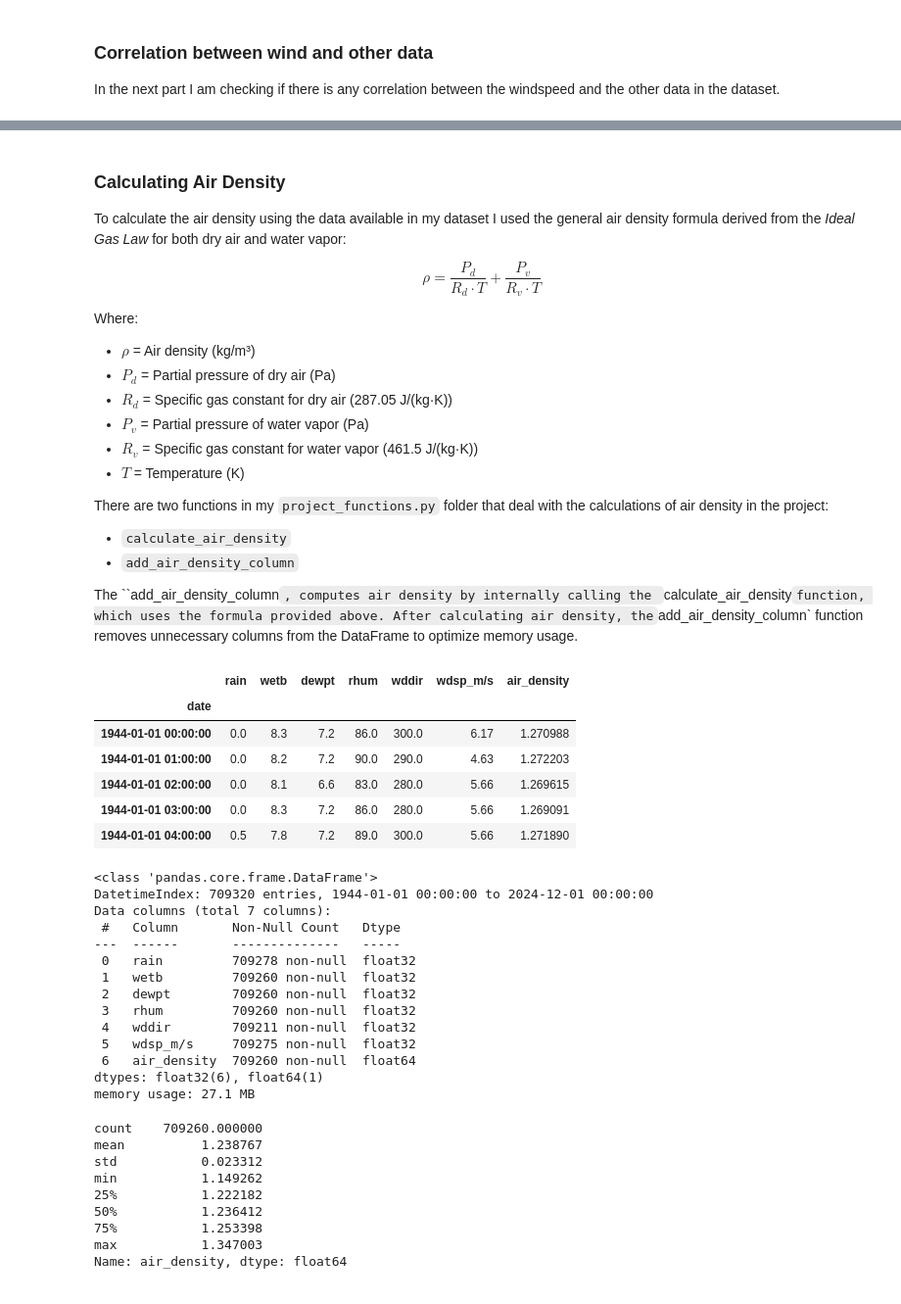
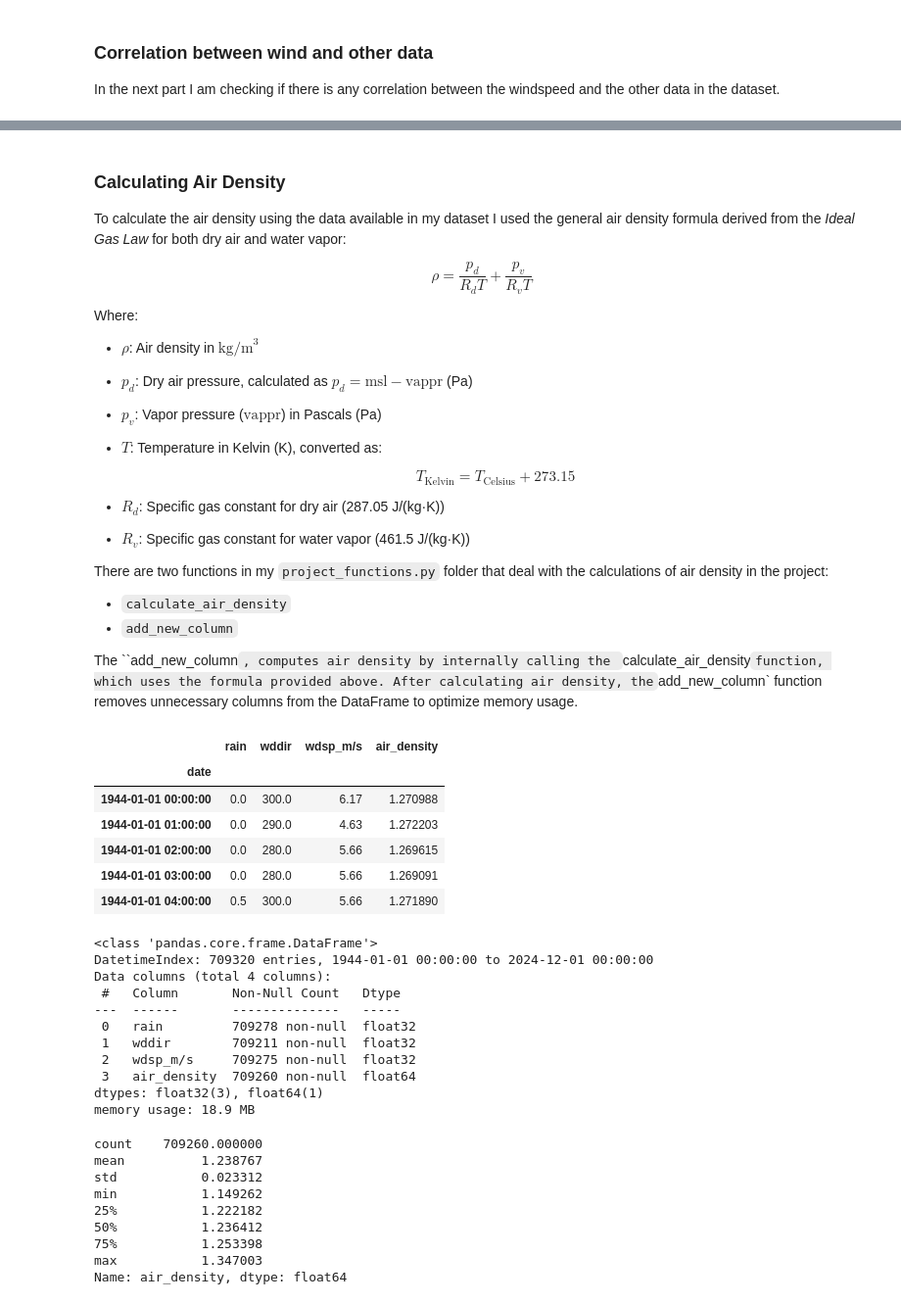
Before and after one commit to ermelinda-q/PFDA, a Jupyter notebook: project/project.ipynb, the cells around one changed output, grey strips where cells are left out. Shown at 98% size. Drawn from its saved outputs; the diff is of its cells as text; code cells hidden in the pictures.

```diff
--- a/project/project.ipynb
+++ b/project/project.ipynb
@@ -27,7 +27,7 @@ df = pd.read_csv('./data/data_valentia.csv', skiprows=23, low_memory=False)
 
 # Creating a subset using only the data I need for this project.
 # Two ways of doing it:
-df_valentia = df[['date', 'rain', 'temp', 'wetb', 'dewpt', 'rhum', 'vappr', 'msl', 'wdsp', 'wddir']].copy()
+df_valentia = df[['date', 'rain', 'temp', 'vappr', 'msl', 'wdsp', 'wddir']].copy() # easier
 # or:
 # df_valentia = df.drop(columns=['ww', 'sun', 'w', 'vis', 'clht', 'clamt', 'ind', 'ind.1', 'ind.2', 'ind.3', 'ind.4'])
 
@@ -73,7 +70,7 @@ As we can see from the above all data types in the dataset are object type. To c
 - I am setting the `date` column as the index to make it easier to work with the data based on time, like sorting or grouping by dates.
 # %%
 # Columns_to_convert will pass to `convert_columns_to_float` function all columns that need to change to numeric data.
-columns_to_convert = ['rain', 'temp', 'wetb', 'dewpt', 'rhum', 'vappr', 'msl', 'wdsp', 'wddir']
+columns_to_convert = ['rain', 'temp', 'vappr', 'msl', 'wdsp', 'wddir']
 df_valentia = convert_columns_to_float(df_valentia, columns_to_convert)
 df_valentia['date'] = pd.to_datetime(df_valentia['date'], format="%d-%b-%Y %H:%M", errors='coerce')
 # Setting the date as index
@@ -242,53 +245,58 @@ In the next section I will calculate the air density, add it as a new column and
 
 To calculate the air density using the data available in my dataset I used the general air density formula derived from the _Ideal Gas Law_ for both dry air and water vapor:
 
-$$\rho = \frac{P_d}{R_d \cdot T} + \frac{P_v}{R_v \cdot T}$$
+$$
+\rho = \frac{p_d}{R_d T} + \frac{p_v}{R_v T}
+$$
 
 Where:
 
-- $\rho$ = Air density (kg/m³)
-- $P_d$ = Partial pressure of dry air (Pa)
-- $R_d$ = Specific gas constant for dry air (287.05 J/(kg·K))
-- $P_v$ = Partial pressure of water vapor (Pa)
-- $R_v$ = Specific gas constant for water vapor (461.5 J/(kg·K))
-- $T$ = Temperature (K)
+- $ \rho $: Air density in $ \text{kg/m}^3 $
+- $ p_d $: Dry air pressure, calculated as $ p_d = \text{msl} - \text{vappr} $ (Pa)
+- $ p_v $: Vapor pressure ($ \text{vappr} $) in Pascals (Pa)
+- $ T $: Temperature in Kelvin (K), converted as:
+
+  $$
+  T_{\text{Kelvin}} = T_{\text{Celsius}} + 273.15
+  $$
+
+- $ R_d $: Specific gas constant for dry air (287.05 J/(kg·K))
+- $ R_v $: Specific gas constant for water vapor (461.5 J/(kg·K))
+
 
 There are two functions in my `project_functions.py` folder that deal with the calculations of air density in the project:
 - `calculate_air_density`
-- `add_air_density_column`
+- `add_new_column`
 
-The ``add_air_density_column`, computes air density by internally calling the `calculate_air_density` function, which uses the formula provided above. After calculating air density, the `add_air_density_column` function removes unnecessary columns from the DataFrame to optimize memory usage.
+The ``add_new_column`, computes air density by internally calling the `calculate_air_density` function, which uses the formula provided above. After calculating air density, the `add_new_column` function removes unnecessary columns from the DataFrame to optimize memory usage.
 # %%
 # Making changes to the dataset by adding a new column
-df_valentia = add_column(df_valentia, column='air_density')
+df_valentia = add_new_column(df_valentia, column='air_density')
 # Checking if it works
 df_valentia.head(5)
 # %% [output]
-|  | rain | wetb | dewpt | rhum | wddir | wdsp_m/s | air_density |
-| date |  |  |  |  |  |  |  |
-| 1944-01-01 00:00:00 | 0.0 | 8.3 | 7.2 | 86.0 | 300.0 | 6.17 | 1.270988 |
-| 1944-01-01 01:00:00 | 0.0 | 8.2 | 7.2 | 90.0 | 290.0 | 4.63 | 1.272203 |
-| 1944-01-01 02:00:00 | 0.0 | 8.1 | 6.6 | 83.0 | 280.0 | 5.66 | 1.269615 |
-| 1944-01-01 03:00:00 | 0.0 | 8.3 | 7.2 | 86.0 | 280.0 | 5.66 | 1.269091 |
-| 1944-01-01 04:00:00 | 0.5 | 7.8 | 7.2 | 89.0 | 300.0 | 5.66 | 1.271890 |
+|  | rain | wddir | wdsp_m/s | air_density |
+| date |  |  |  |  |
+| 1944-01-01 00:00:00 | 0.0 | 300.0 | 6.17 | 1.270988 |
+| 1944-01-01 01:00:00 | 0.0 | 290.0 | 4.63 | 1.272203 |
+| 1944-01-01 02:00:00 | 0.0 | 280.0 | 5.66 | 1.269615 |
+| 1944-01-01 03:00:00 | 0.0 | 280.0 | 5.66 | 1.269091 |
+| 1944-01-01 04:00:00 | 0.5 | 300.0 | 5.66 | 1.271890 |
 # %%
 # Information about the dataset.
 df_valentia.info()
 # %% [output]
 <class 'pandas.core.frame.DataFrame'>
 DatetimeIndex: 709320 entries, 1944-01-01 00:00:00 to 2024-12-01 00:00:00
-Data columns (total 7 columns):
+Data columns (total 4 columns):
  #   Column       Non-Null Count   Dtype
 ---  ------       --------------   -----
  0   rain         709278 non-null  float32
- 1   wetb         709260 non-null  float32
- 2   dewpt        709260 non-null  float32
- 3   rhum         709260 non-null  float32
- 4   wddir        709211 non-null  float32
- 5   wdsp_m/s     709275 non-null  float32
- 6   air_density  709260 non-null  float64
-dtypes: float32(6), float64(1)
-memory usage: 27.1 MB
+ 1   wddir        709211 non-null  float32
+ 2   wdsp_m/s     709275 non-null  float32
+ 3   air_density  709260 non-null  float64
+dtypes: float32(3), float64(1)
+memory usage: 18.9 MB
 # %%
 # Checking the air density values: range, mean, std etc...
 # Get summary statistics for the column
```
Also changed, not shown: parts of 16 cells of this notebook, 2 other files.
